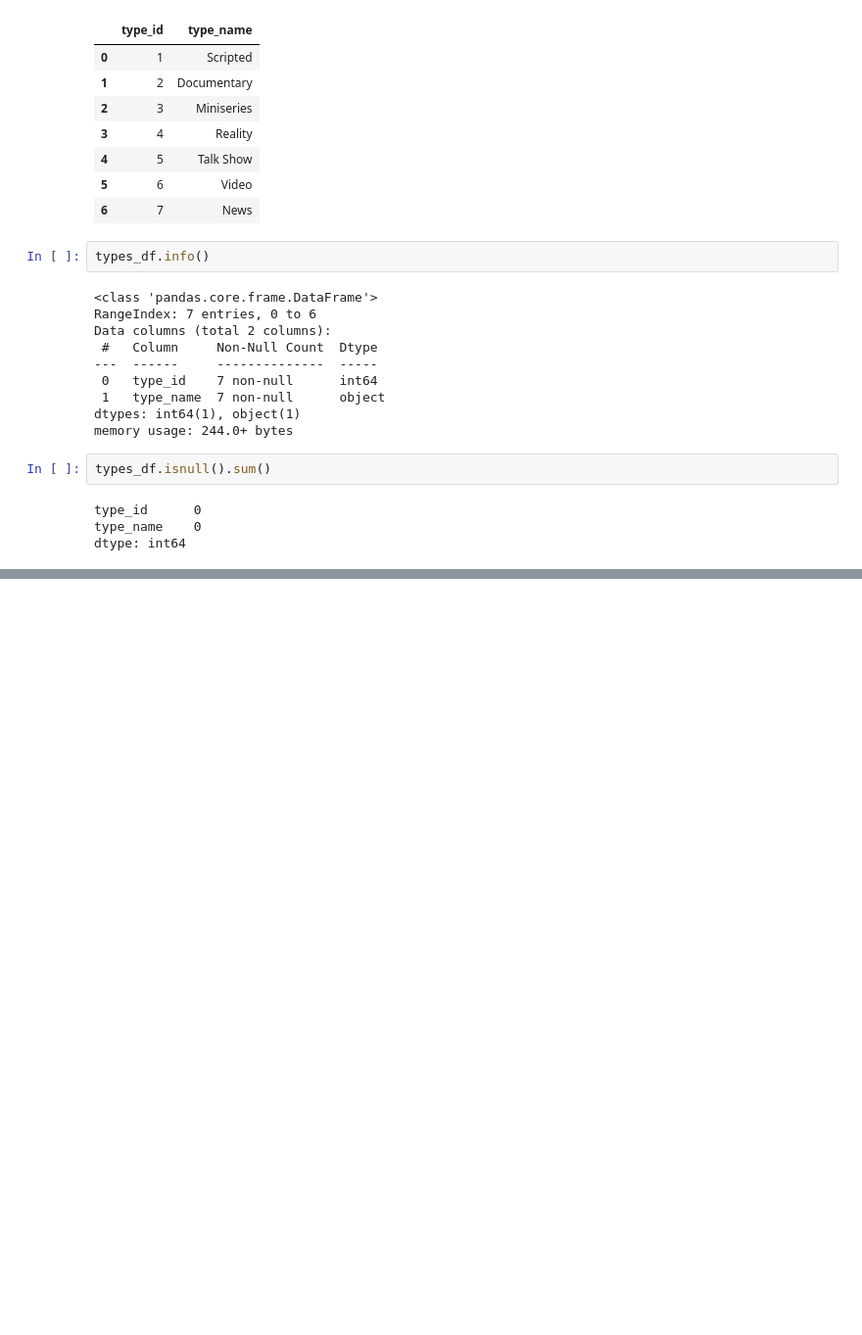
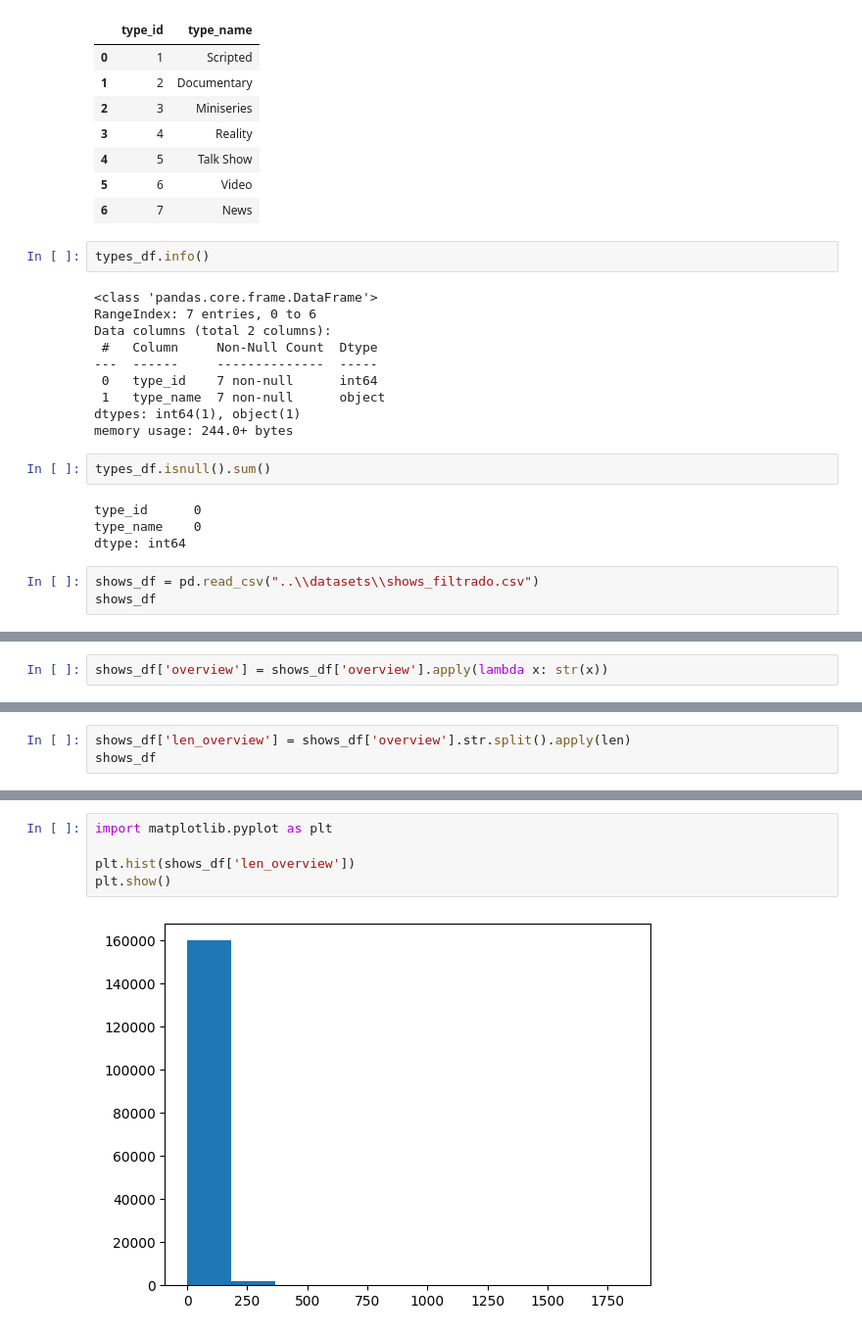
Before and after one commit to ManuelRodrSha/proyecto4, a Jupyter notebook: src/eda.ipynb, the cells around one changed output, grey strips where cells are left out. Shown at 98% size. Drawn from its saved outputs; the diff is of its cells as text; blank space fills up the shorter version.

```diff
--- a/src/eda.ipynb
+++ b/src/eda.ipynb
@@ -876,3 +876,6 @@ types_df.isnull().sum()
 type_id      0
 type_name    0
 dtype: int64
+# %%
+shows_df = pd.read_csv("..\\datasets\\shows_filtrado.csv")
+shows_df
@@ -878,0 +916,2 @@ dtype: int64
+# %%
+shows_df['overview'] = shows_df['overview'].apply(lambda x: str(x))
@@ -878,0 +922,3 @@ dtype: int64
+# %%
+shows_df['len_overview'] = shows_df['overview'].str.split().apply(len)
+shows_df
@@ -878,0 +951,7 @@ dtype: int64
+# %%
+import matplotlib.pyplot as plt
+
+plt.hist(shows_df['len_overview'])
+plt.show()
+# %% [output]
+[figure, added]
```
Also changed, not shown: parts of 13 cells of this notebook.
